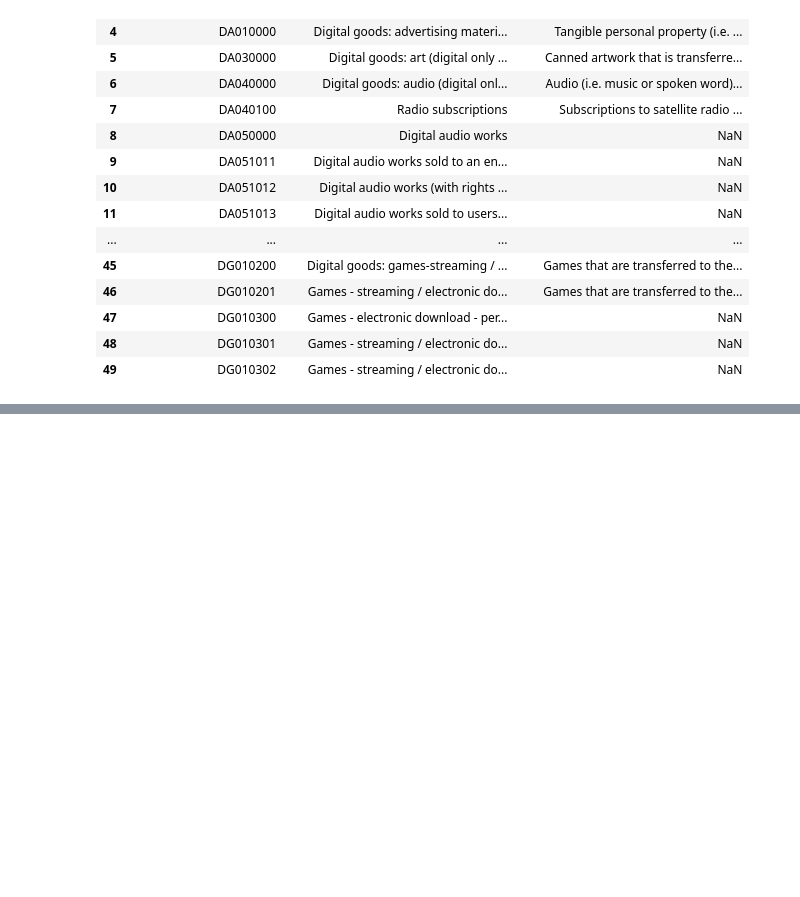
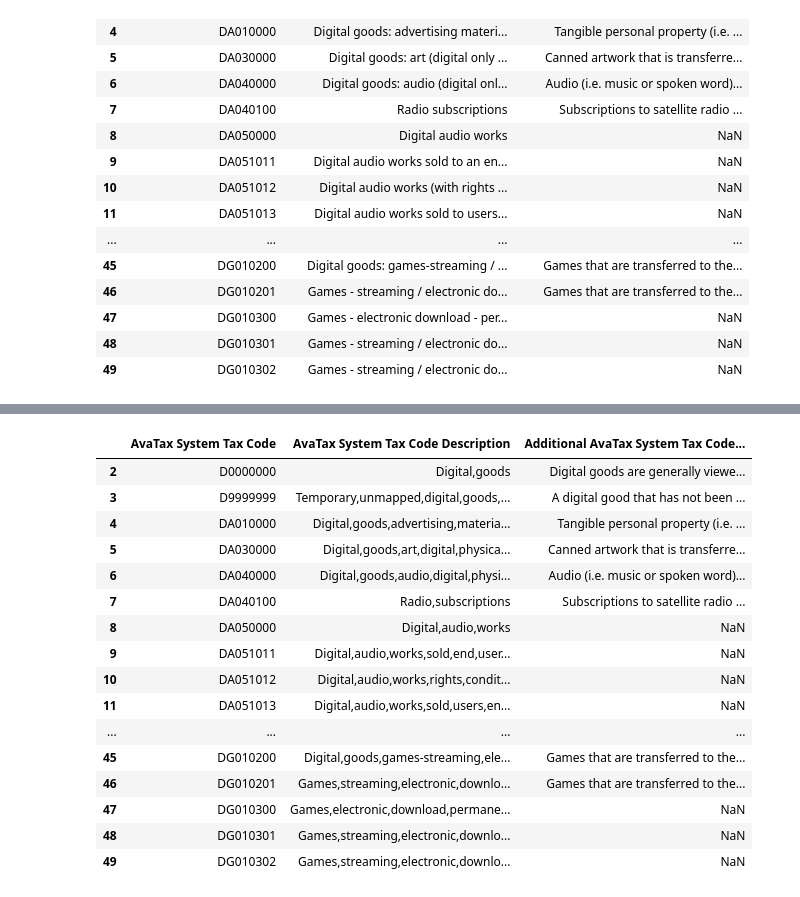
Before and after one commit to diz28/CS5800_finalproject, a Jupyter notebook: term_project.ipynb, the cells around one changed output, grey strips where cells are left out. Saved outputs shown, nothing was run; the diff lists cells and outputs as text; code cells hidden in the pictures; blank space fills up the shorter version.

Commit message:
parsed aavalara file update

```diff
--- a/term_project.ipynb
+++ b/term_project.ipynb
@@ -56,6 +46,3 @@ df_xlsx
 | 47 | DG010300 | Games - electronic download - per... | NaN |
 | 48 | DG010301 | Games - streaming / electronic do... | NaN |
 | 49 | DG010302 | Games - streaming / electronic do... | NaN |
-# %%
-pd.set_option('display.max_columns', 17)
-pd.set_option('display.max_rows', 100)
@@ -126,0 +67,51 @@ df.to_csv('my_DataFrame.csv')
+# %%
+# parse the stop words and special characters out
+from nltk.corpus import stopwords
+from nltk.tokenize import word_tokenize
+
+stop_words = set(stopwords.words('english'))
+stop_words.add(':')
+stop_words.add('--')
+stop_words.add('-')
+stop_words.add('(')
+stop_words.add(')')
+stop_words.add('/')
+stop_words.add('*')
+stop_words.add(';')
+
+column_name = 'AvaTax System Tax Code Description'
+
+for index, description in enumerate(df_xlsx[column_name], 2):
+    word_tokens = word_tokenize(description)
+
+    filtered_sentence = []
+    for w in word_tokens:
+        if w not in stop_words:
+            filtered_sentence.append(w)
+
+    # remove empty strings
+    while "" in filtered_sentence:
+        filtered_sentence.remove("")
+
+    # updating record in AvaTax System Tax Code Description
+    df_xlsx.at[index, column_name]= ','.join(filtered_sentence)
+
+df_xlsx
+# %% [output]
+|  | AvaTax System Tax Code | AvaTax System Tax Code Description | Additional AvaTax System Tax Code... |
+| 2 | D0000000 | Digital,goods | Digital goods are generally viewe... |
+| 3 | D9999999 | Temporary,unmapped,digital,goods,... | A digital good that has not been ... |
+| 4 | DA010000 | Digital,goods,advertising,materia... | Tangible personal property (i.e. ... |
+| 5 | DA030000 | Digital,goods,art,digital,physica... | Canned artwork that is transferre... |
+| 6 | DA040000 | Digital,goods,audio,digital,physi... | Audio (i.e. music or spoken word)... |
+| 7 | DA040100 | Radio,subscriptions | Subscriptions to satellite radio ... |
+| 8 | DA050000 | Digital,audio,works | NaN |
+| 9 | DA051011 | Digital,audio,works,sold,end,user... | NaN |
+| 10 | DA051012 | Digital,audio,works,rights,condit... | NaN |
+| 11 | DA051013 | Digital,audio,works,sold,users,en... | NaN |
+| ... | ... | ... | ... |
+| 45 | DG010200 | Digital,goods,games-streaming,ele... | Games that are transferred to the... |
+| 46 | DG010201 | Games,streaming,electronic,downlo... | Games that are transferred to the... |
+| 47 | DG010300 | Games,electronic,download,permane... | NaN |
+| 48 | DG010301 | Games,streaming,electronic,downlo... | NaN |
+| 49 | DG010302 | Games,streaming,electronic,downlo... | NaN |
```
Also changed, not shown: parts of 15 cells of this notebook.
